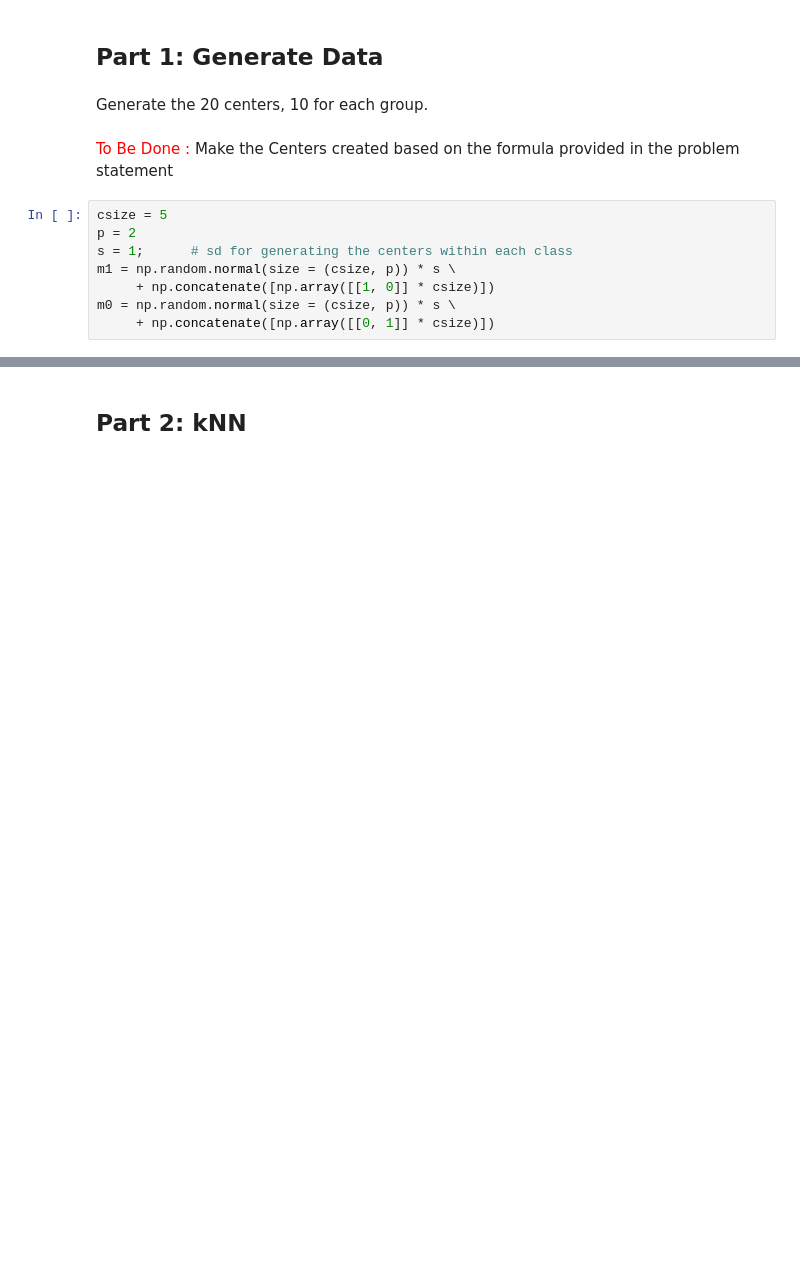
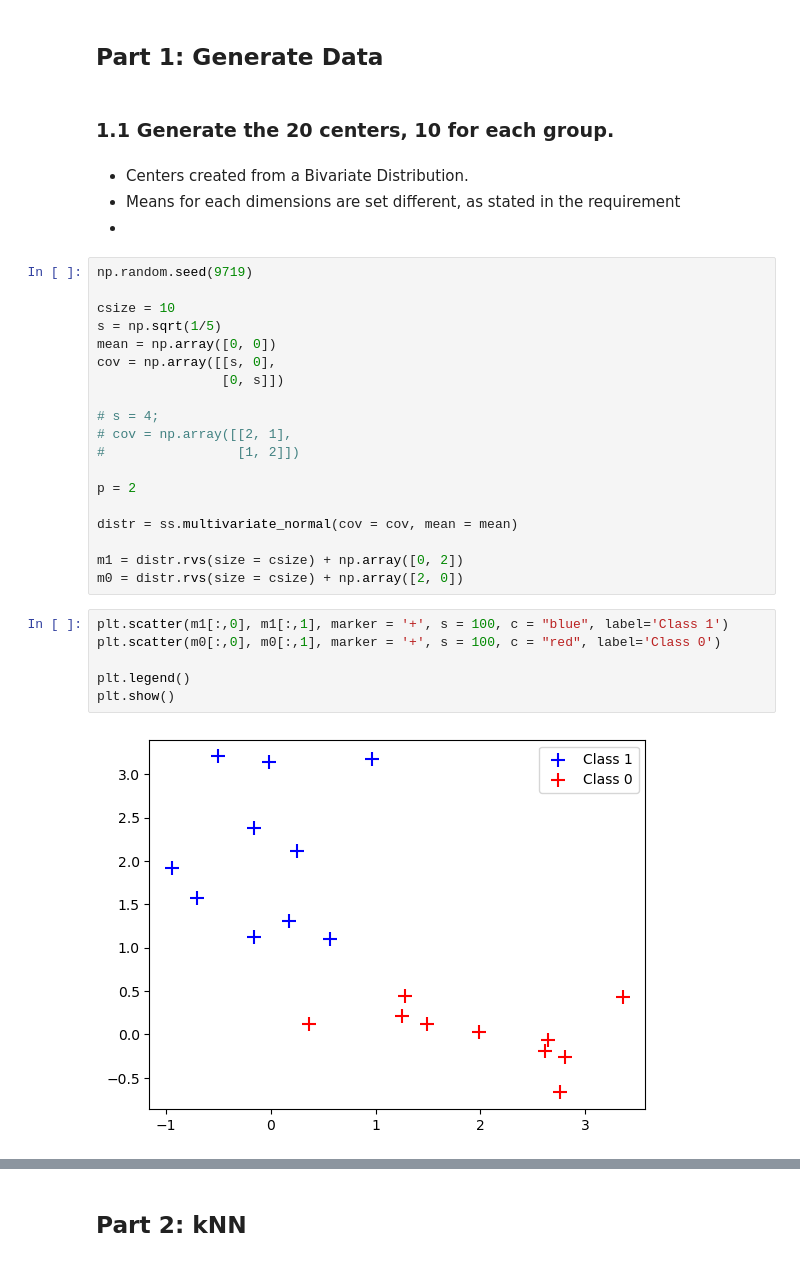
Before and after one commit to yogamaha/cs598-psl, a Jupyter notebook: ca-1/ca-1.ipynb, the cells around one changed output, grey strips where cells are left out. Drawn from its saved outputs; the diff is of its cells as text; blank space fills up the shorter version.

```diff
--- a/ca-1/ca-1.ipynb
+++ b/ca-1/ca-1.ipynb
@@ -12,14 +32,35 @@ np.random.seed(100)
 # %% [markdown]
 ## Part 1: Generate Data
 # %% [markdown]
-Generate the 20 centers, 10 for each group.
+### 1.1 Generate the 20 centers, 10 for each group.
 # %% [markdown]
-<span style="color:red">To Be Done : </span> Make the Centers created based on the formula provided in the problem statement
++ Centers created from a Bivariate Distribution.
++ Means for each dimensions are set different, as stated in the requirement
++
 # %%
-csize = 5
+np.random.seed(9719)
+
+csize = 10
+s = np.sqrt(1/5)
+mean = np.array([0, 0])
+cov = np.array([[s, 0],
+                [0, s]])
+
+# s = 4;
+# cov = np.array([[2, 1],
+#                 [1, 2]])
+
 p = 2
-s = 1;      # sd for generating the centers within each class
-m1 = np.random.normal(size = (csize, p)) * s \
-     + np.concatenate([np.array([[1, 0]] * csize)])
-m0 = np.random.normal(size = (csize, p)) * s \
-     + np.concatenate([np.array([[0, 1]] * csize)])
+
+distr = ss.multivariate_normal(cov = cov, mean = mean)
+
+m1 = distr.rvs(size = csize) + np.array([0, 2])
+m0 = distr.rvs(size = csize) + np.array([2, 0])
+# %%
+plt.scatter(m1[:,0], m1[:,1], marker = '+', s = 100, c = "blue", label='Class 1')
+plt.scatter(m0[:,0], m0[:,1], marker = '+', s = 100, c = "red", label='Class 0')
+
+plt.legend()
+plt.show()
+# %% [output]
+[figure, added]
```
Also changed, not shown: parts of 32 cells of this notebook.
